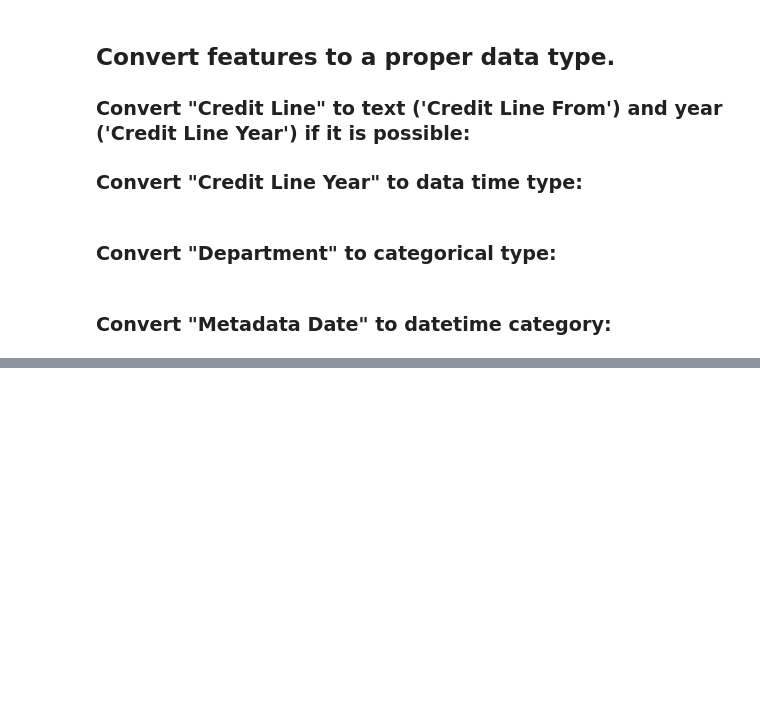
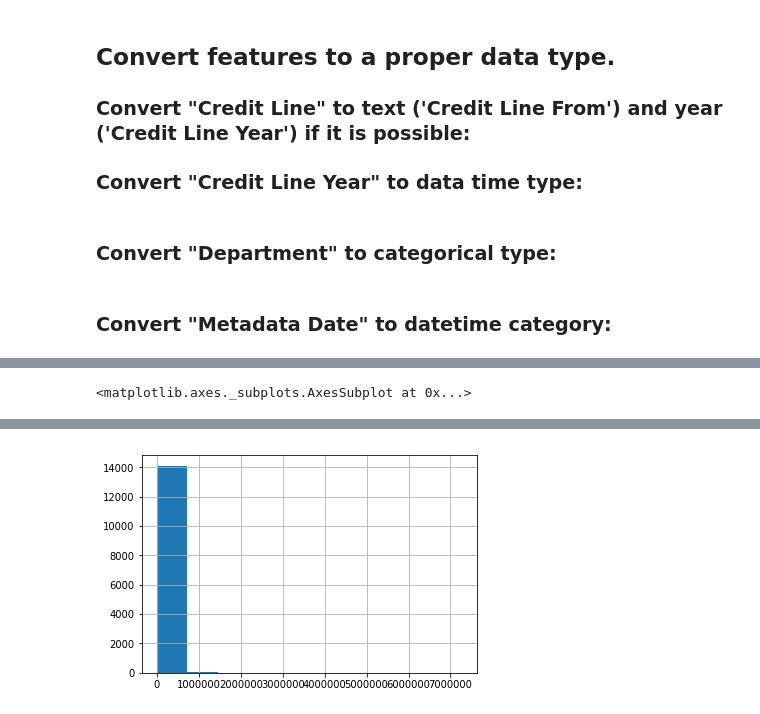
Before and after one commit to martilad/MI-PDD2018_tasks, a Jupyter notebook: 02/homework_02_B181.ipynb, the cells around one changed output, grey strips where cells are left out. Drawn from its saved outputs; the diff is of its cells as text; code cells hidden in the pictures; blank space fills up the shorter version.

```diff
--- a/02/homework_02_B181.ipynb
+++ b/02/homework_02_B181.ipynb
@@ -317,5 +258,4 @@ df['Metadata Date'] = pd.to_datetime(df['Metadata Date'], format='%m/%d/%Y %H:%M
 # %%
-
 t1 = re.compile(r'(?:(h\.|w\.|l\.)*(?:(?:.)*in[^\d]*|[^\d])*(\d*\.\d+|\d+)(cm|mm|m)*)'+
                 '(?:x(h\.|w\.|l\.)*(\d*\.\d+|\d+)(cm|mm|m)*)?'+
                 '(?:x(h\.|w\.|l\.)*(\d*\.\d+|\d+)(cm|mm|m)*)?')
@@ -341,7 +281,7 @@ def unitPropag(a, b, c):
         a[-1] = b[-1]
         return
 
-# Convert lenght to cm unit.
+# Convert lenght value to cm unit.
 def convertLenghtUnit(x):
     if x[-1] == "m":
         return float(x[1])*100
@@ -371,45 +311,25 @@ def matchSizes(ar, x):
         a = list(i[:3])
         b = list(i[3:6])
         c = list(i[6:])
-        #print(a,b,c)
         if a[-1]=='cm' or b[-1]=='cm' or c[-1]=='cm' or\
             a[-1]=='m' or b[-1]=='m' or c[-1]=='m' or\
             a[-1]=='mm' or b[-1]=='mm' or c[-1]=='mm' :
-            #print("pre. test", a,b,c)
             unitPropag(a,b,c)
-            #print("po. test", a,b,c)
             putXYZRight(ar, 0, a)
             putXYZRight(ar, 1, b)
             putXYZRight(ar, 2, c)
             return
-
-
-globvar = 0
-#print(df.shape)
-# Try parse dimensions to xyz, diameter and weight to special column separate by |.
 def getDim(x):
     # x, y, z, diam, weight
-    t = time.time()
     sizes = [np.nan, np.nan, np.nan, np.nan, np.nan]
-
-
     x = re.sub(re.compile(r'[ ]+'), '', re.sub(re.compile(r'\n+'), ';', re.sub(re.compile(r'\r\n+'),
             '\n', str(x).lower()))).replace('×', 'x').strip().split(';')
 
-
-    global globvar
-    globvar +=1
-    if globvar % 10000 == 0:
-        print(globvar)
-    #if globvar > 198000:
-        #print(x)
     backup = x
     for i in x:
         # Magic remove for do faster big regex. For long string is too slow :(
         # but with this is slow too, but successfull run done after few minutes.
-        i = re.sub(re.compile(r'[a-z]{5,}'), "", i)
-       # if globvar > 198000:
-            #print("i--",i)
+        i = re.sub(re.compile(r'[a-z]{5,}'), ":", i)
         ar = [np.nan, np.nan, np.nan]
         if re.search(t3, i):
             matchSizes(ar, re.findall(t1, i))
@@ -422,12 +342,6 @@ def getDim(x):
             if sizes[num] is np.nan:
                 sizes[num] = j
         sizes[-1] = matchWeight(re.findall(t2, i), sizes[-1])
-    #if globvar > 198000:
-        #print("---", sizes)
-        #print()
-    if time.time()-t > 10:
-        print(x)
     return "|".join(str(e) for e in sizes)
 
 df["Parse Dimensions"] = df['Dimensions'].apply(getDim)
-display(list(df["Parse Dimensions"].unique()))
@@ -515,0 +354,6 @@ dtype: int64
+# %%
+df['x'] = df['x'].astype('double')
+df['y'] = df['y'].astype('double')
+df['z'] = df['z'].astype('double')
+df['diameter'] = df['diameter'].astype('double')
+df['weight'] = df['weight'].astype('double')
@@ -515,0 +369,10 @@ dtype: int64
+# %%
+display(df['weight'].hist(bins=10))
+Q1 = df.quantile(0.25)
+Q3 = df.quantile(0.75)
+IQR =  Q3 - Q1
+name = 'weight'
+weightOut = (df[name] > Q3[name] + 1.5*IQR[name]) | (df[name] < Q1[name] - 1.5*IQR[name])
+display(df[weightOut].sort_values([name], ascending = False).head())
+# %% [output]
+<matplotlib.axes._subplots.AxesSubplot at 0x...>
@@ -515,0 +386 @@ dtype: int64
+[figure, added]
```
Also changed, not shown: parts of 20 cells of this notebook.
